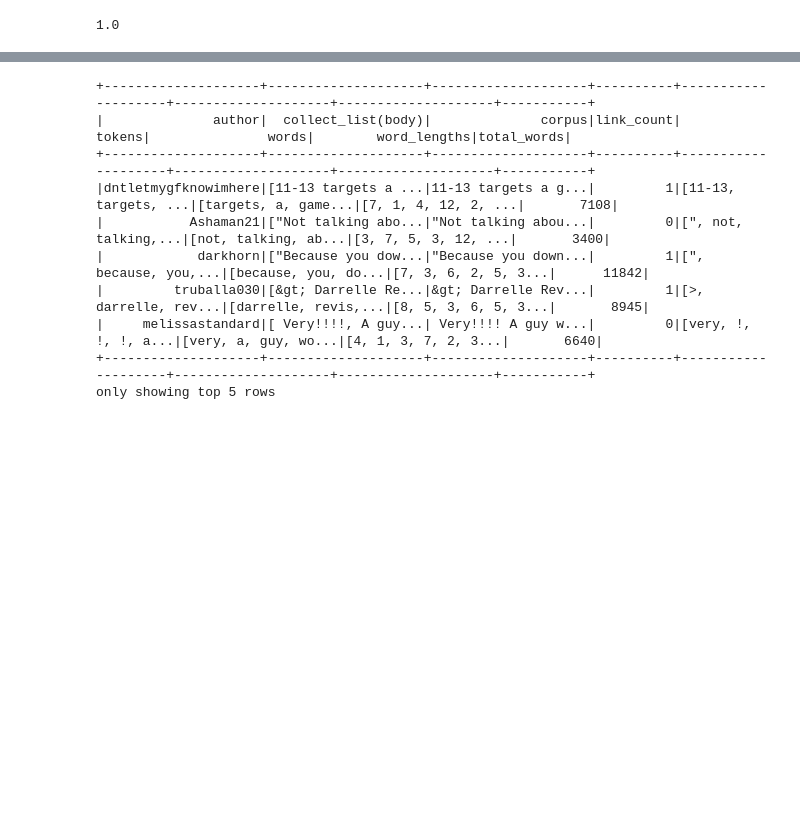
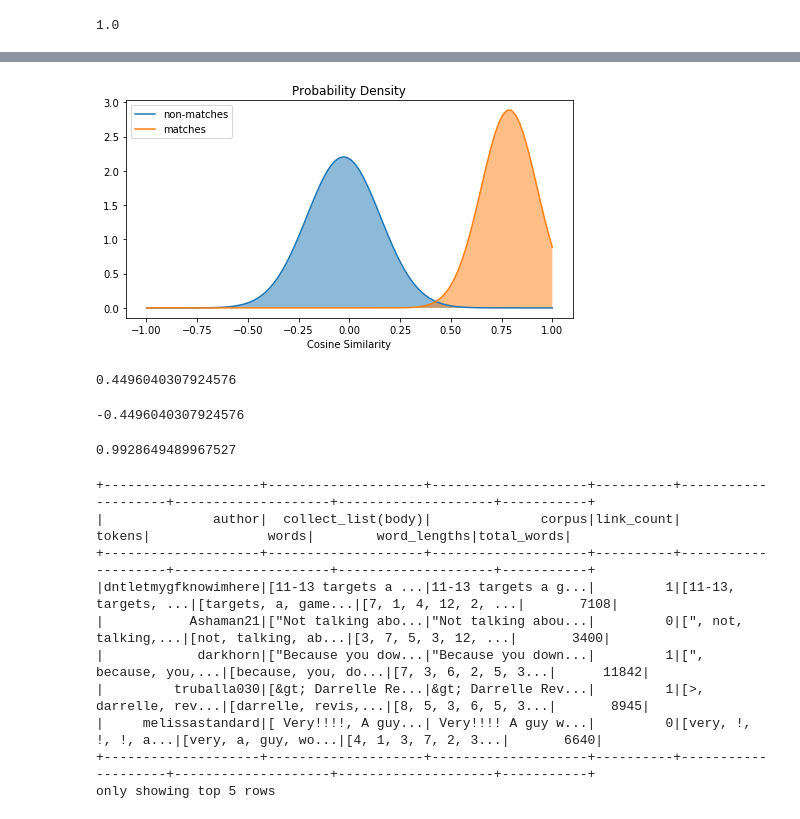
Before and after one commit to jabraunlin/reddit-user-id, a Jupyter notebook: cosines-Copy2.ipynb, the cells around one changed output, grey strips where cells are left out. Saved outputs shown, nothing was run; the diff lists cells and outputs as text; code cells hidden in the pictures; blank space fills up the shorter version.

```diff
--- a/cosines-Copy2.ipynb
+++ b/cosines-Copy2.ipynb
@@ -343,0 +363,4 @@ with open('nonmatches.csv', 'a') as f:
+# %%
+with open ('matches.csv','r') as f:
+    reader = csv.reader(f)
+    match_list = list(reader)
@@ -344,3 +383,29 @@ with open('nonmatches.csv', 'a') as f:
+# %%
+x = np.linspace(-1, 1, 100)
+# %%
+fig, ax = plt.subplots(1,1, figsize=(8,4))
+ax.plot(x, norm.pdf(x, np.mean(nonma_list), np.std(nonma_list)), label='non-matches')
+ax.fill_between(x, 0, norm.pdf(x, np.mean(nonma_list), np.std(nonma_list)),alpha=0.5)
+ax.plot(x, norm.pdf(x, np.mean(match_list), np.std(match_list)), label='matches')
+ax.fill_between(x, 0,norm.pdf(x, np.mean(match_list), np.std(match_list)),alpha=0.5 )
+ax.set_title('Probability Density')
+ax.set_xlabel('Cosine Similarity')
+ax.legend()
+plt.savefig('prob_density.png')
+# %% [output]
+[figure, added]
+# %%
+norm.ppf(0.99)* np.std(nonma_list) - np.mean(nonma_list)
+# %% [output]
+0.4496040307924576
+# %%
+norm.ppf(0.01)* np.std(nonma_list) + np.mean(nonma_list)
+# %% [output]
+-0.4496040307924576
+# %%
+1 - norm.cdf(0.4496, np.mean(match_list), np.std(match_list))
+# %% [output]
+0.9928649489967527
 # %%
 # MCCC1 = total_words_df1.select('author', 'word_lengths', 'total_words')
 # word_freqs1 = {}
```
Also changed, not shown: parts of 15 cells of this notebook, 3 other files.
